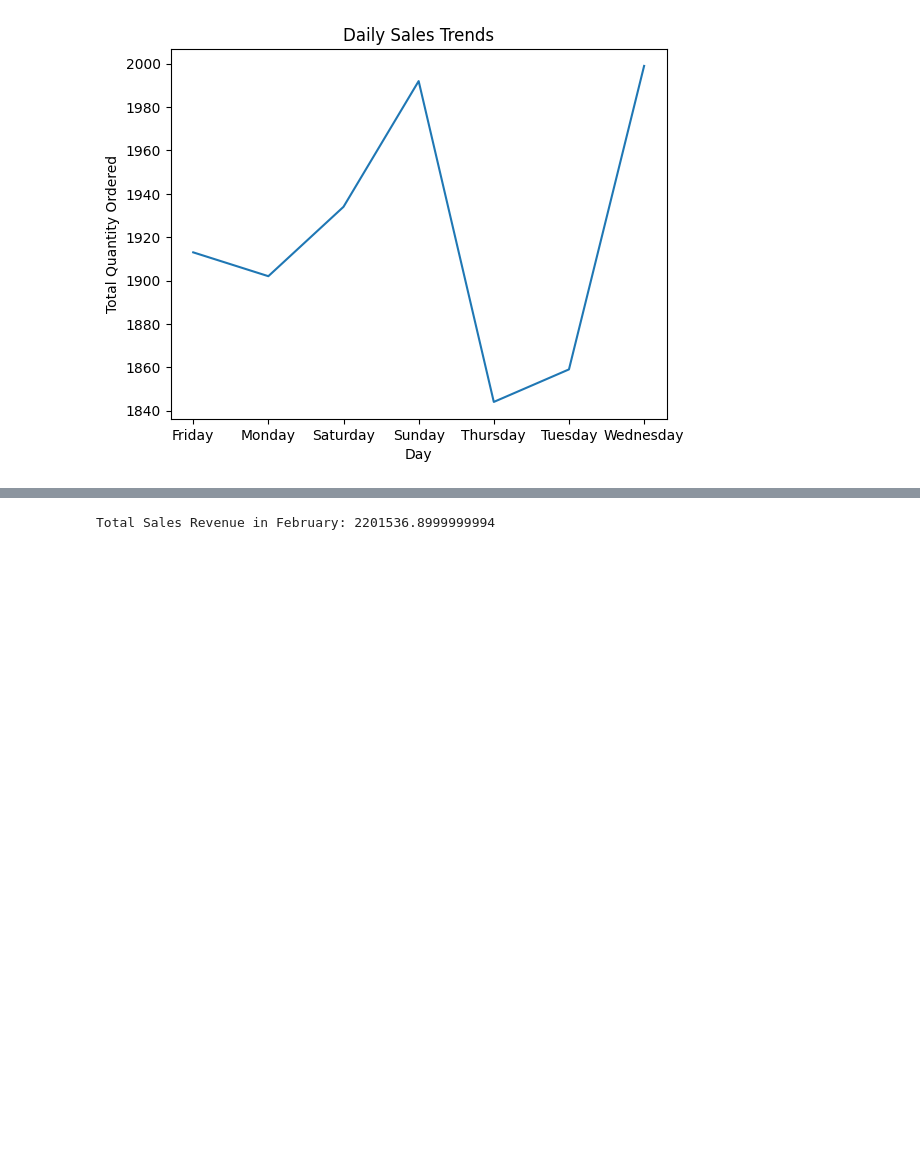
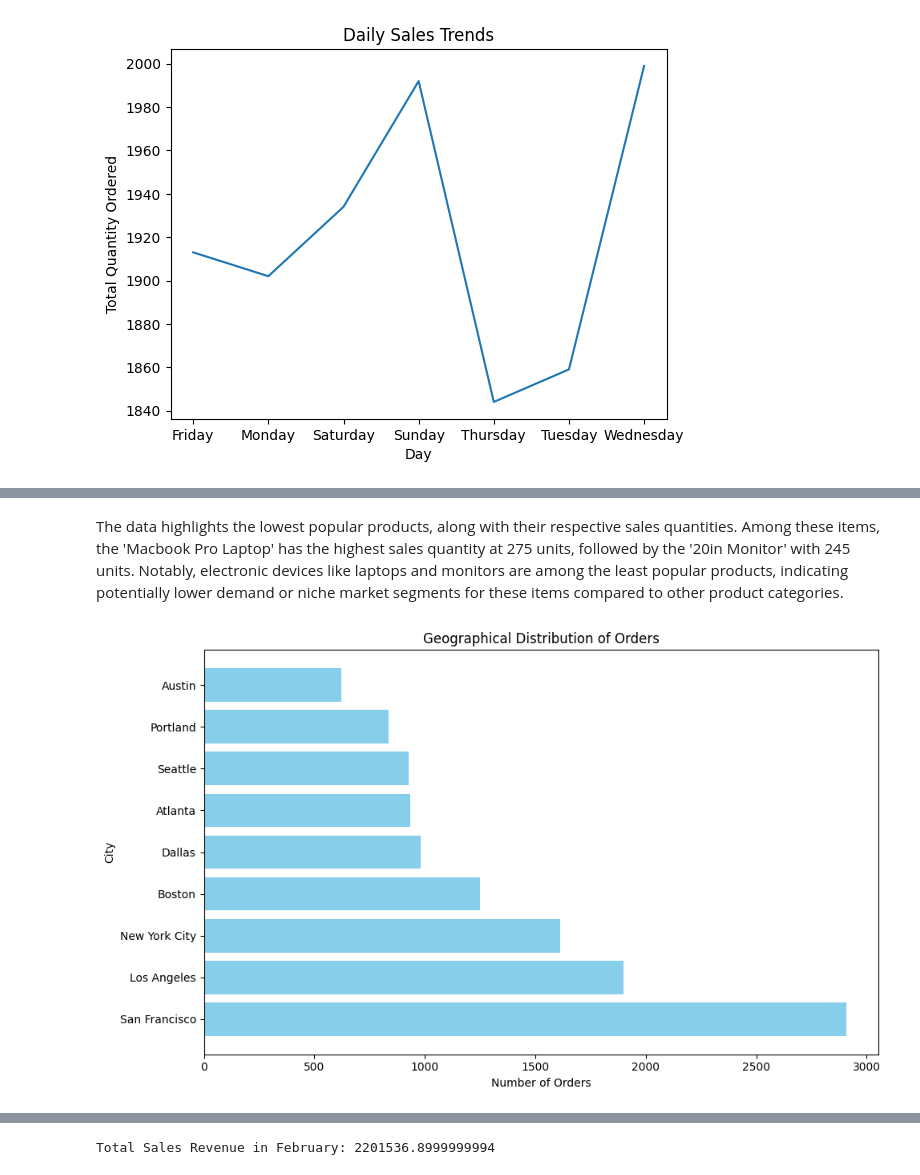
Before and after one commit to AbdelrhmanMotaw3/Data-Analysis-Projects, a Jupyter notebook: Sales Feb Project.ipynb, the cells around one changed output, grey strips where cells are left out. Saved outputs shown, nothing was run; the diff lists cells and outputs as text; code cells hidden in the pictures; blank space fills up the shorter version.

```diff
--- a/Sales Feb Project.ipynb
+++ b/Sales Feb Project.ipynb
@@ -214,0 +217,14 @@ Name: City, dtype: int64
+# %% [markdown]
+The data highlights the lowest popular products, along with their respective sales quantities. Among these items, the 'Macbook Pro Laptop' has the highest sales quantity at 275 units, followed by the '20in Monitor' with 245 units. Notably, electronic devices like laptops and monitors are among the least popular products, indicating potentially lower demand or niche market segments for these items compared to other product categories.
+# %%
+# Analyze geographical distribution
+city_distribution = df['City'].value_counts()
+plt.figure(figsize=(10,6))
+plt.barh(city_distribution.index,city_distribution.values,color='skyblue')
+plt.xlabel('Number of Orders')
+plt.ylabel('City')
+plt.title('Geographical Distribution of Orders')
+plt.tight_layout()
+plt.show()
+# %% [output]
+[figure, added]
```
Also changed, not shown: parts of 16 cells of this notebook.
